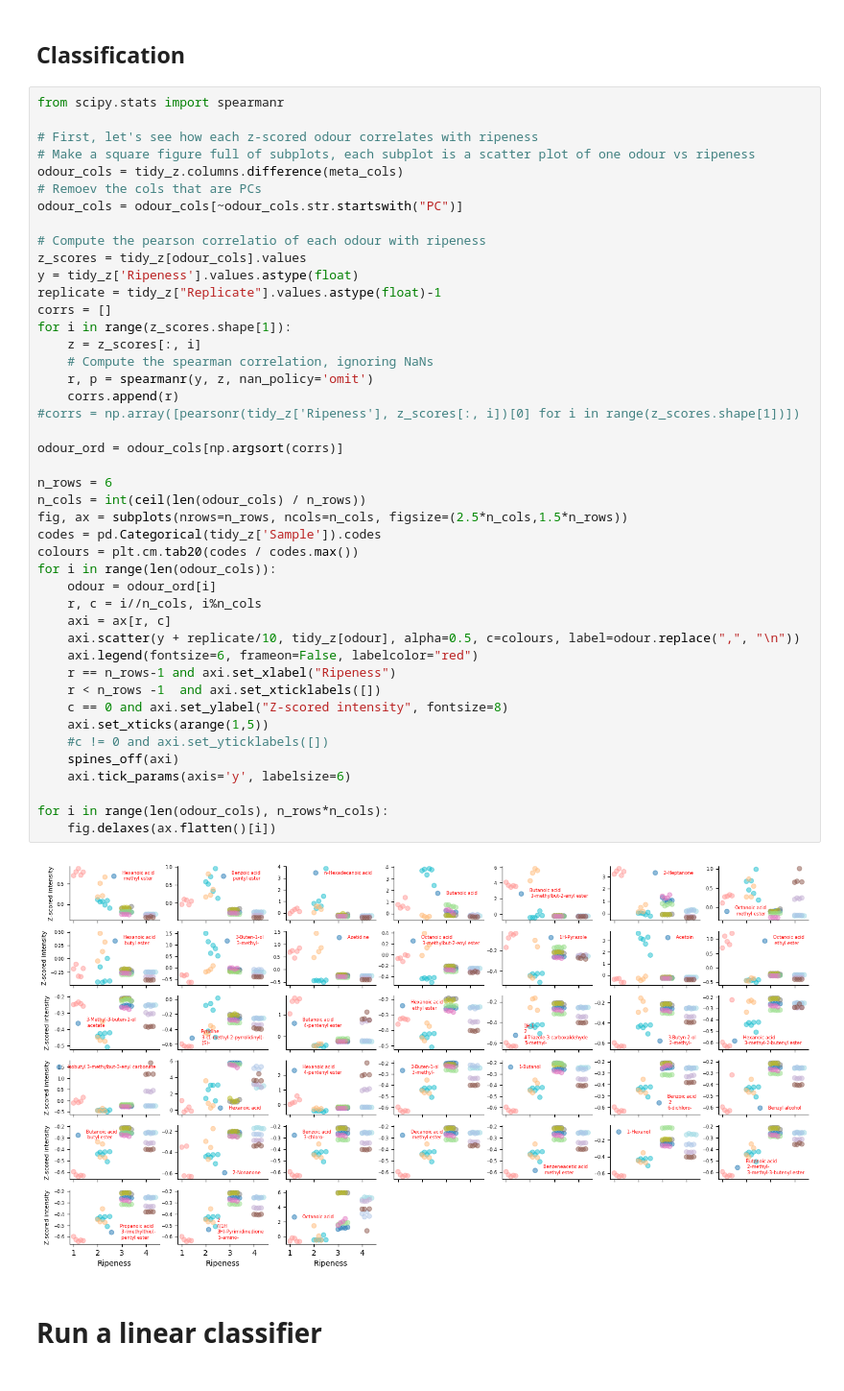
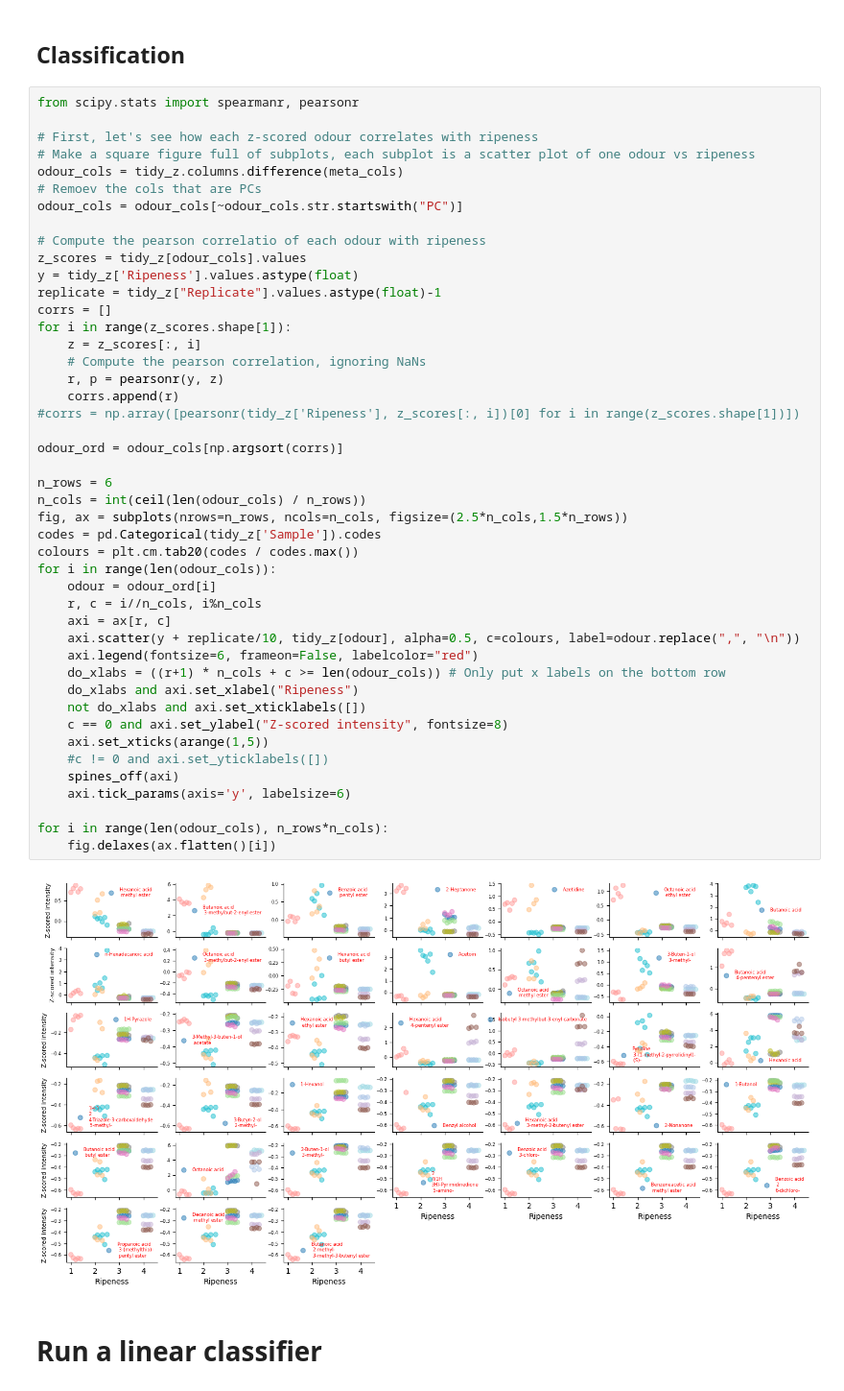
Before and after one commit to stootoon/lucia-natural-odour-stats, a Jupyter notebook: sechellia-demo.ipynb, the cells around one changed output. Shown at 96% size. Drawn from its saved outputs; the diff is of its cells as text.

```diff
--- a/sechellia-demo.ipynb
+++ b/sechellia-demo.ipynb
@@ -148,7 +148,7 @@ ax[-1].set_xlabel("Odour")
 # %% [markdown]
 ## Classification
 # %%
-from scipy.stats import spearmanr
+from scipy.stats import spearmanr, pearsonr
 
 # First, let's see how each z-scored odour correlates with ripeness
 # Make a square figure full of subplots, each subplot is a scatter plot of one odour vs ripeness
@@ -161,37 +161,38 @@ z_scores = tidy_z[odour_cols].values
 y = tidy_z['Ripeness'].values.astype(float)
 replicate = tidy_z["Replicate"].values.astype(float)-1
 corrs = []
 for i in range(z_scores.shape[1]):
     z = z_scores[:, i]
-    # Compute the spearman correlation, ignoring NaNs
-    r, p = spearmanr(y, z, nan_policy='omit')
+    # Compute the pearson correlation, ignoring NaNs
+    r, p = pearsonr(y, z)
     corrs.append(r)
 #corrs = np.array([pearsonr(tidy_z['Ripeness'], z_scores[:, i])[0] for i in range(z_scores.shape[1])])
 
 odour_ord = odour_cols[np.argsort(corrs)]
 
 n_rows = 6
 n_cols = int(ceil(len(odour_cols) / n_rows))
 fig, ax = subplots(nrows=n_rows, ncols=n_cols, figsize=(2.5*n_cols,1.5*n_rows))
 codes = pd.Categorical(tidy_z['Sample']).codes
 colours = plt.cm.tab20(codes / codes.max())
 for i in range(len(odour_cols)):
     odour = odour_ord[i]
     r, c = i//n_cols, i%n_cols
     axi = ax[r, c]
     axi.scatter(y + replicate/10, tidy_z[odour], alpha=0.5, c=colours, label=odour.replace(",", "\n"))
     axi.legend(fontsize=6, frameon=False, labelcolor="red")
-    r == n_rows-1 and axi.set_xlabel("Ripeness")
-    r < n_rows -1  and axi.set_xticklabels([])
+    do_xlabs = ((r+1) * n_cols + c >= len(odour_cols)) # Only put x labels on the bottom row
+    do_xlabs and axi.set_xlabel("Ripeness")
+    not do_xlabs and axi.set_xticklabels([])
     c == 0 and axi.set_ylabel("Z-scored intensity", fontsize=8)
     axi.set_xticks(arange(1,5))
     #c != 0 and axi.set_yticklabels([])
     spines_off(axi)
     axi.tick_params(axis='y', labelsize=6)
 
 for i in range(len(odour_cols), n_rows*n_cols):
     fig.delaxes(ax.flatten()[i])
 # %% [output]
-[figure, old version]
+[figure, new version]
 # %% [markdown]
 # Run a linear classifier
```
Also changed, not shown: parts of 7 cells of this notebook.
